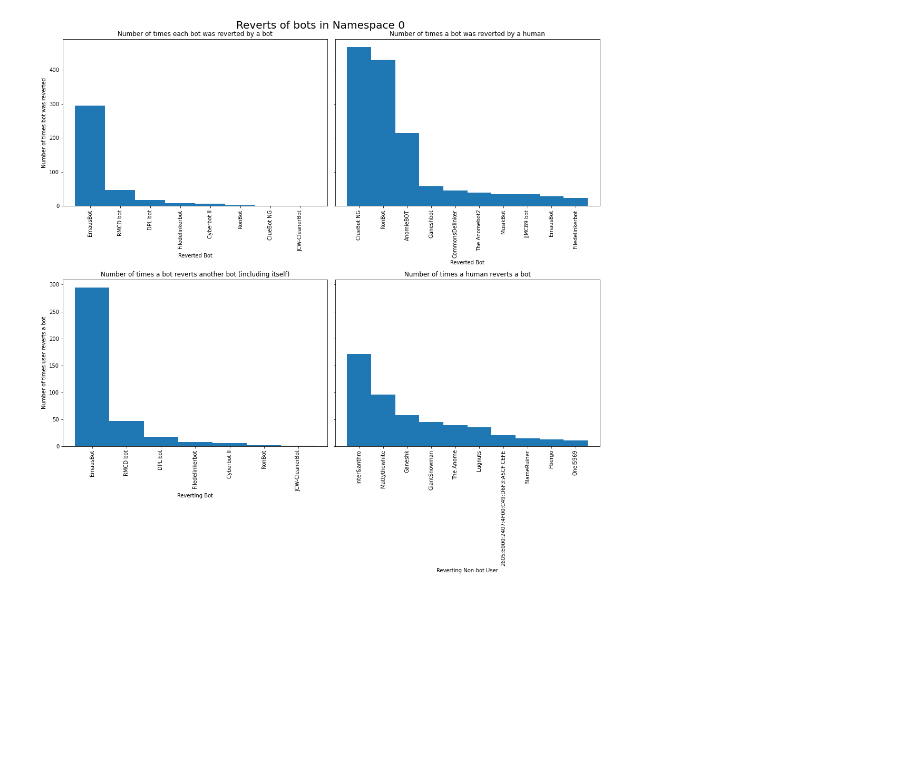
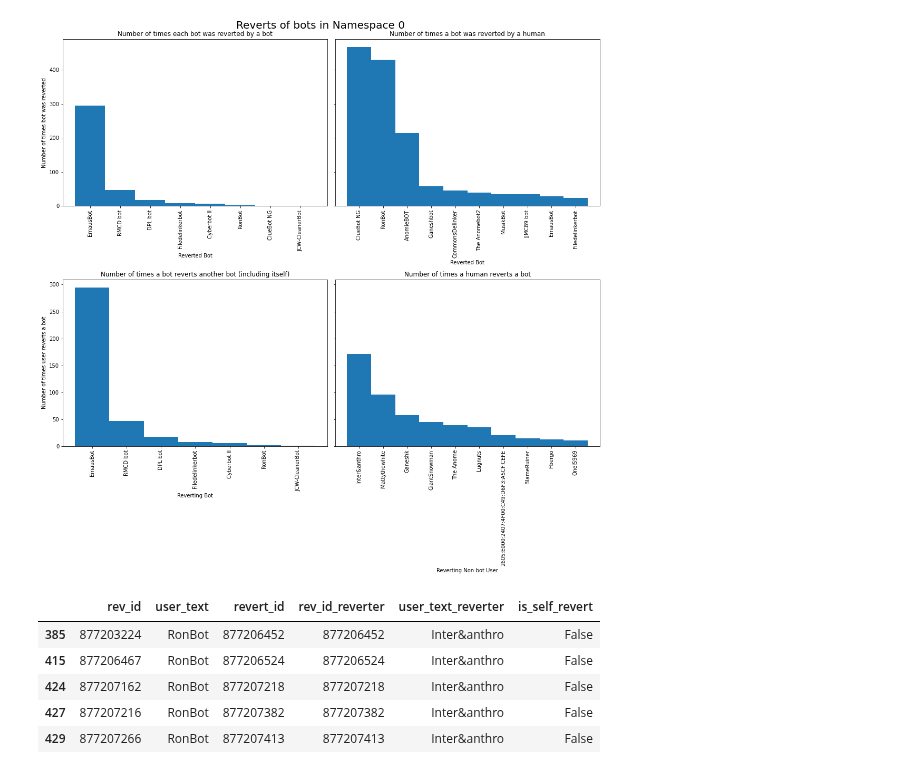
Before and after one commit to levon003/wiki-ores-feedback, a Jupyter notebook: reu2021/bot_reverts_namespace0.ipynb, the cells around one changed output. Cells and saved outputs as stored; diff of their text form; code cells hidden in the pictures; blank space fills up the shorter version.

```diff
--- a/reu2021/bot_reverts_namespace0.ipynb
+++ b/reu2021/bot_reverts_namespace0.ipynb
@@ -328,3 +328,12 @@ fig.tight_layout()
 plt.show()
 # %% [output]
 [figure]
+# %%
+human_bot_reverts[human_bot_reverts.user_text_reverter == "Inter&anthro"].head()
+# %% [output]
+|  | rev_id | user_text | revert_id | rev_id_reverter | user_text_reverter | is_self_revert |
+| 385 | 877203224 | RonBot | 877206452 | 877206452 | Inter&anthro | False |
+| 415 | 877206467 | RonBot | 877206524 | 877206524 | Inter&anthro | False |
+| 424 | 877207162 | RonBot | 877207218 | 877207218 | Inter&anthro | False |
+| 427 | 877207216 | RonBot | 877207382 | 877207382 | Inter&anthro | False |
+| 429 | 877207266 | RonBot | 877207413 | 877207413 | Inter&anthro | False |
```
Also changed, not shown: parts of 6 cells of this notebook.
